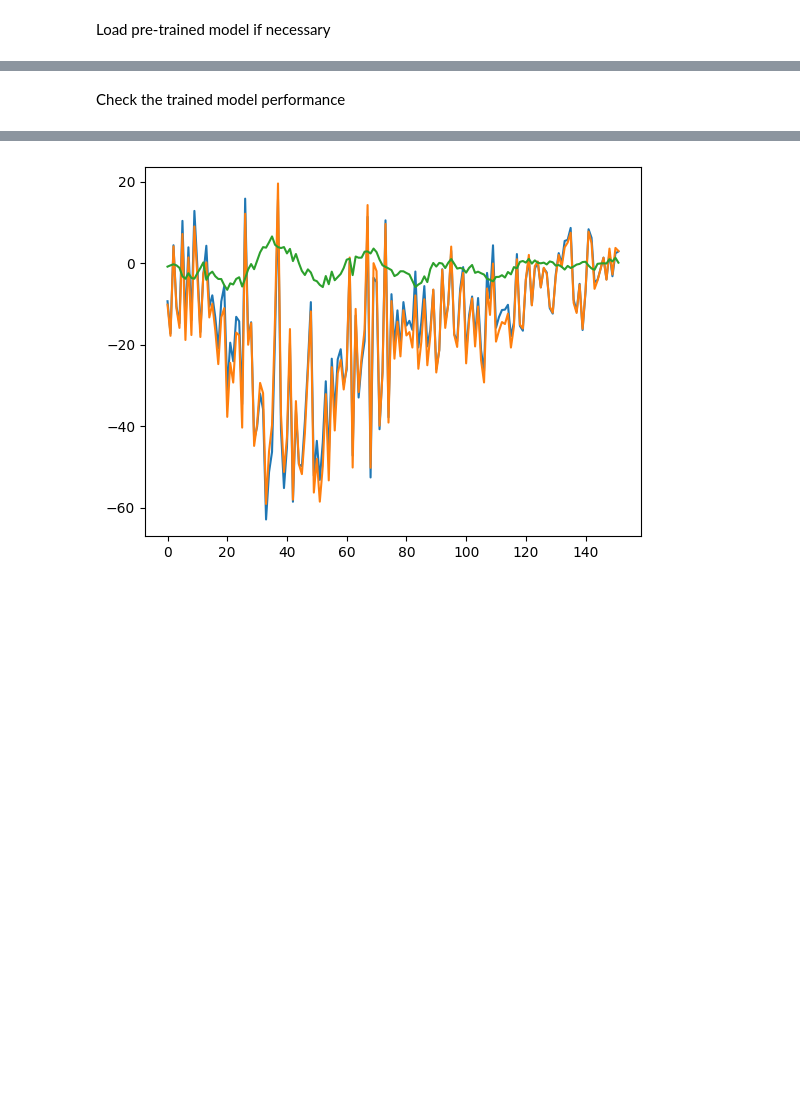
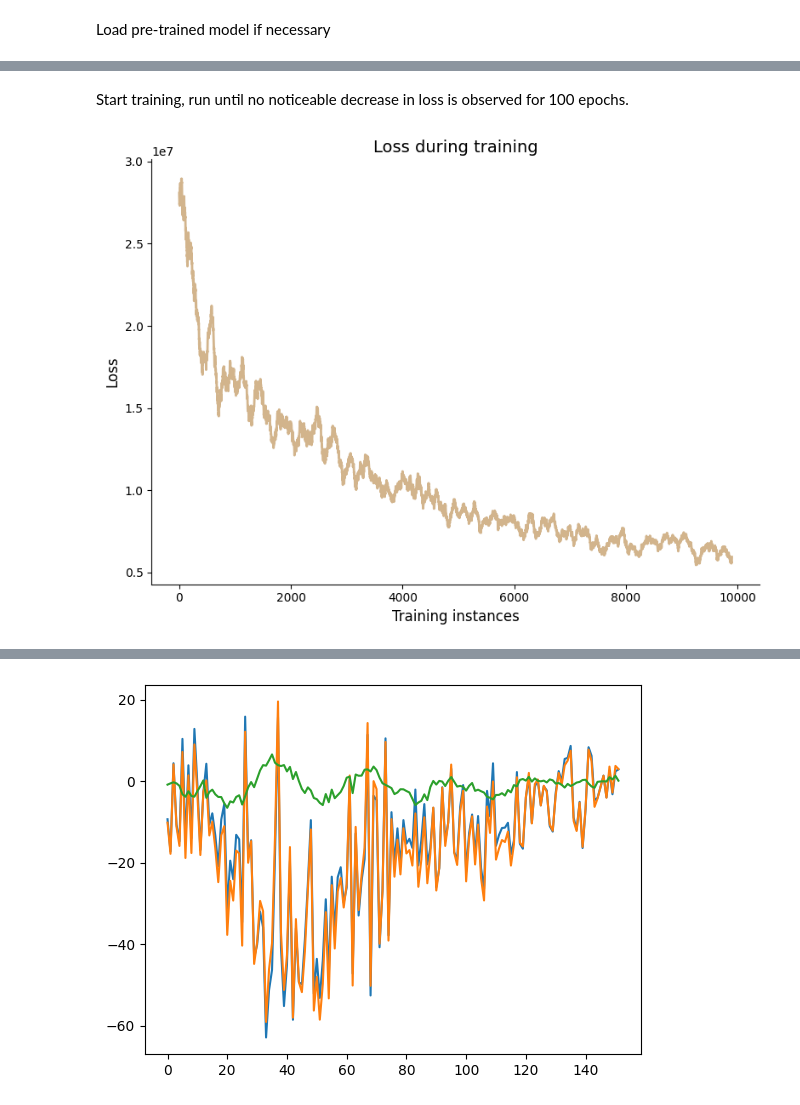
Before and after one commit to rmodosantos/DeepDenoise, a Jupyter notebook: notebooks/Training.ipynb, the cells around one changed output, grey strips where cells are left out. Drawn from its saved outputs; the diff is of its cells as text; code cells hidden in the pictures; blank space fills up the shorter version.

```diff
--- a/notebooks/Training.ipynb
+++ b/notebooks/Training.ipynb
@@ -221,12 +334,13 @@ def trainNet(net, data_clean, data_noise_dark, data_noise_shot, data_noise_ex, o
     start = time.time()
     #global loss
     epoch_start = 0
+    rloss = []
 
     for epoch in range(epochs):  # loop over the dataset multiple times
 
         epoch_start += 1
         running_loss = 0.0
-        rloss = []
+
 
         for i, (clean,noise_dark,noise_shot,noisex) in enumerate(zip(cleanloader,noisedarkloader,noiseshotloader,noisexloader)):
 
@@ -270,10 +384,9 @@ def trainNet(net, data_clean, data_noise_dark, data_noise_shot, data_noise_ex, o
                 # print statistics
                 running_loss += loss.item()
 
-                if (i+1) % (batch_size) == 0:    # print every 10 mini-batches
-                    print(f"[{epoch+1}, {i+1}] loss: {np.round(running_loss/(batch_size*2)*1e-6,7)}")
-                    #print('[%d, %5d] loss: %.3f' %
-                    #    (epoch + 1, i + 1, running_loss / 5))
+                if (i+1) % 10 == 0:    # print every 10 mini-batches
+                    print(f"[{epoch+1}, {i+1}] loss: {np.round(running_loss/(10)*1e-6,7)}")
+
                     running_loss = 0.0
 
     end = time.time()
@@ -354,13 +427,56 @@ DnCNN(
 # %%
-#net = DnCNN().float().to(dev)
-
-# #create optimizer
+#create CNN object
+net = DnCNN(depth=20).to(dev)
+#create optimizer
 criterion = nn.MSELoss(size_average=False)
 optimizer = optim.SGD(net.parameters(), lr=0.001, momentum=0.95)
+# %% [markdown]
+Start training, run until no noticeable decrease in loss is observed for 100 epochs.
 # %%
-trainNet(net,train_clean,train_dark,train_shot,train_ex,optimizer,criterion,batch_size=20,epochs=50,printr=True)
+loss_decay = trainNet(net,train_clean,train_dark,train_shot,train_ex,optimizer,criterion,batch_size=10,epochs=100,printr=True,save_loss=True)
+# %%
+#plot loss
+#function to smooth the data
+def smooth(data, window_length=5):
+    window = np.ones(window_length) / window_length
+    smoothed_data = np.convolve(data, window, mode='same')
+    return smoothed_data
+
+    return smoothed_data
+
+# Create the figure and axes
+fig, ax = plt.subplots(figsize=(8, 6))
+
+# Plot the time series
+ax.plot(range(len(loss_decay[50:-50])),smooth(loss_decay,100)[50:-50], color='#D2B48C', linewidth=2)
+
+# Set x and y labels
+ax.set_xlabel('Training instances', fontsize=12)
+ax.set_ylabel('Loss', fontsize=12)
+
+# Set the title
+ax.set_title('Loss during training', fontsize=14)
+
+# Set grid lines
+ax.grid(True, linestyle='--', linewidth=0.5)
+
+# Remove the right and top spines
+ax.spines['right'].set_visible(False)
+ax.spines['top'].set_visible(False)
+
+# Remove the grid
+ax.grid(False)
+
+# Set tick labels font size
+ax.tick_params(axis='both', labelsize=10)
+
+# Adjust the plot layout
+plt.tight_layout()
+
+#plt.plot(range(len(loss_decay[50:-50])),smooth(loss_decay,100)[50:-50])
+#plt.show()
+# %% [output]
+[figure, added]
 # %%
 #save model checkpoint
 SaveCheckpoint('/content/drive/MyDrive/Projects/Data/DeepDenoise/DnCNN_absoluteF_rescalednoise3.pth')
-# %% [markdown]
-Check the trained model performance
```
Also changed, not shown: parts of 43 cells of this notebook, 1 other file.
